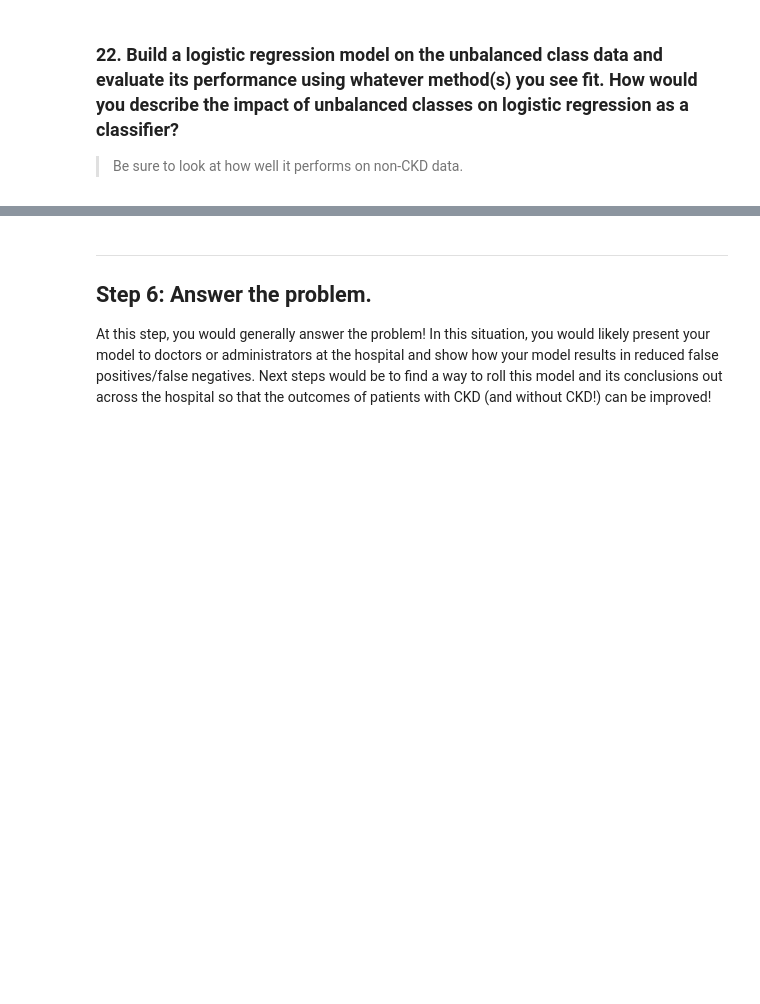
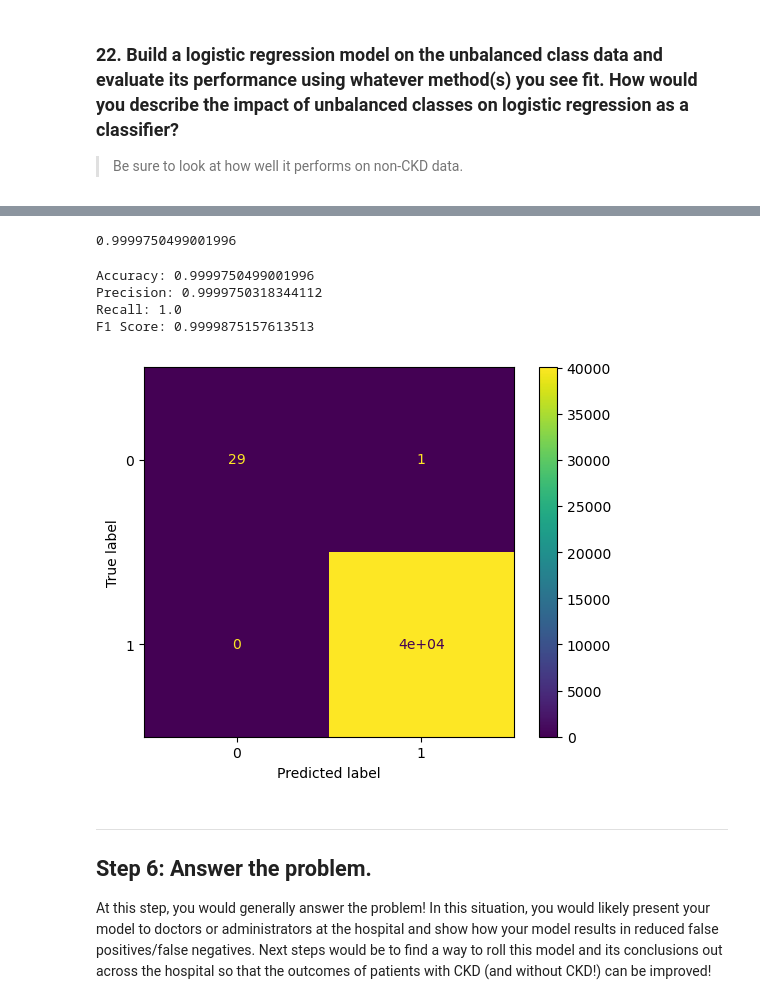
Before and after one commit to auttwitter/DSI-04, a Jupyter notebook: labs/classification_evaluation_lab/submit_lab.ipynb, the cells around one changed output, grey strips where cells are left out. Drawn from its saved outputs; the diff is of its cells as text; code cells hidden in the pictures; blank space fills up the shorter version.

```diff
--- a/labs/classification_evaluation_lab/submit_lab.ipynb
+++ b/labs/classification_evaluation_lab/submit_lab.ipynb
@@ -444,3 +513,15 @@ Answer:
 2. Generate a random sample of size 200,000 of individuals who have CKD **with replacement**. (Consider setting a random seed for this part!)
 3. Create a new dataframe with the original data plus this random sample of data.
 4. Now we should have a dataset with around 200,000 observations, of which only about 0.00075% are non-CKD individuals.
+# %%
+# Sample 200_000 from class = 1 (having ckd)
+
+ckd_sample = df[df['class'] == 1].sample(n = 200_000, replace = True, random_state = 42)
+
+# Concatenate with original data
+
+unbalanced_df = pd.concat([df, ckd_sample])
+
+# Check the distribution of classes in the new dataset
+
+print(unbalanced_df['class'].value_counts(normalize = True) * 100)
@@ -449,0 +591,25 @@ Answer:
+# %%
+y_pred_test = grid_search.best_estimator_.predict(X_test)               # Predict X_test with the best model from Grid Search
+accuracy_score(y_test, y_pred_test)                                     # Accuracy Score = 0.9625
+# %% [output]
+0.9999750499001996
+# %%
+accuracy = accuracy_score(y_test, y_pred_test)
+precision = precision_score(y_test, y_pred_test, pos_label=1)
+recall = recall_score(y_test, y_pred_test, pos_label=1)
+f1 = f1_score(y_test, y_pred_test, pos_label=1)
+conf_matrix = confusion_matrix(y_test, y_pred_test)
+
+print("Accuracy:", accuracy)
+print("Precision:", precision)
+print("Recall:", recall)
+print("F1 Score:", f1)
+
+best_model = grid_search.best_estimator_.named_steps['logreg']
+ConfusionMatrixDisplay(conf_matrix, display_labels = best_model.classes_).plot();
+# %% [output]
+Accuracy: 0.9999750499001996
+Precision: 0.9999750318344112
+Recall: 1.0
+F1 Score: 0.9999875157613513
+[figure, added]
```
Also changed, not shown: parts of 20 cells of this notebook, 2 other files.
